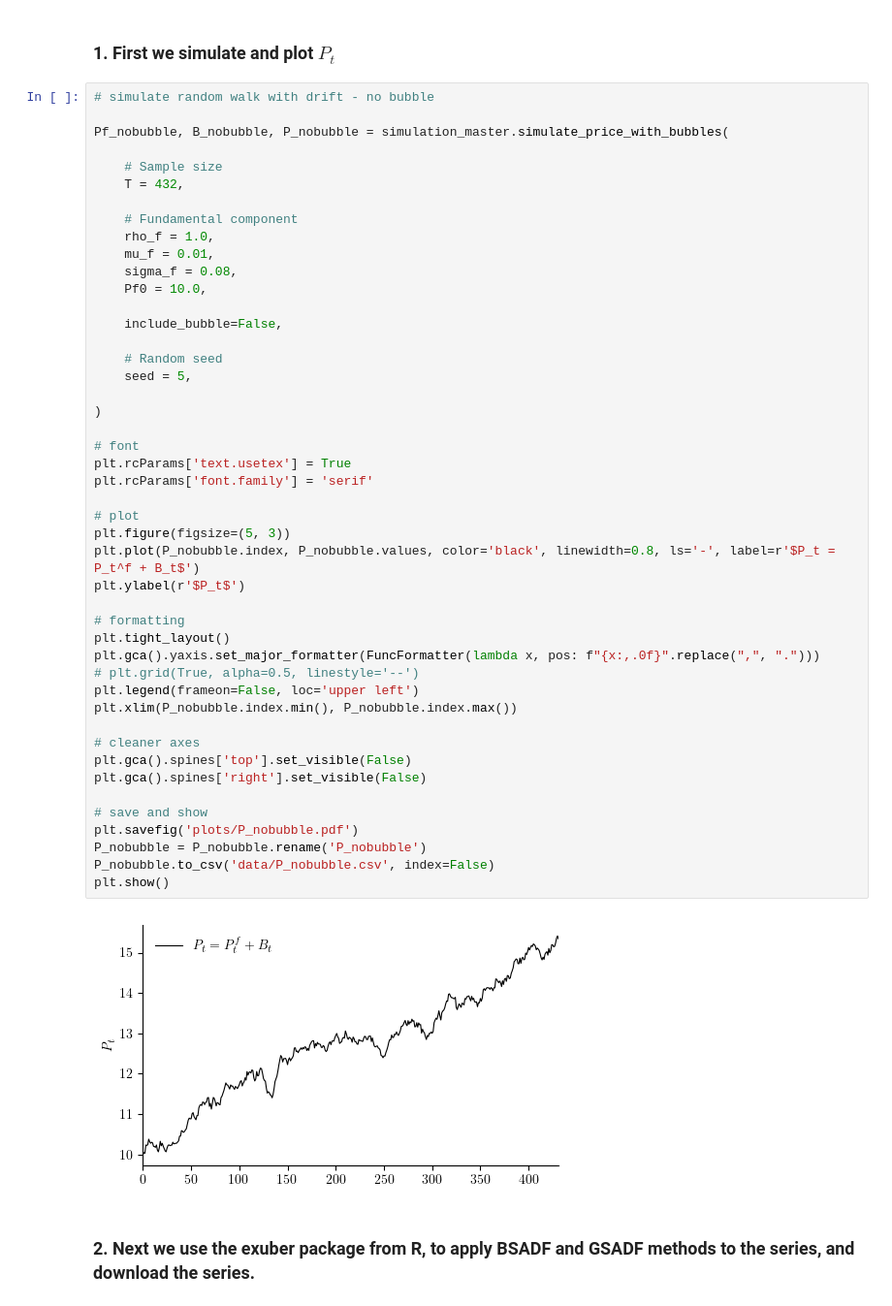
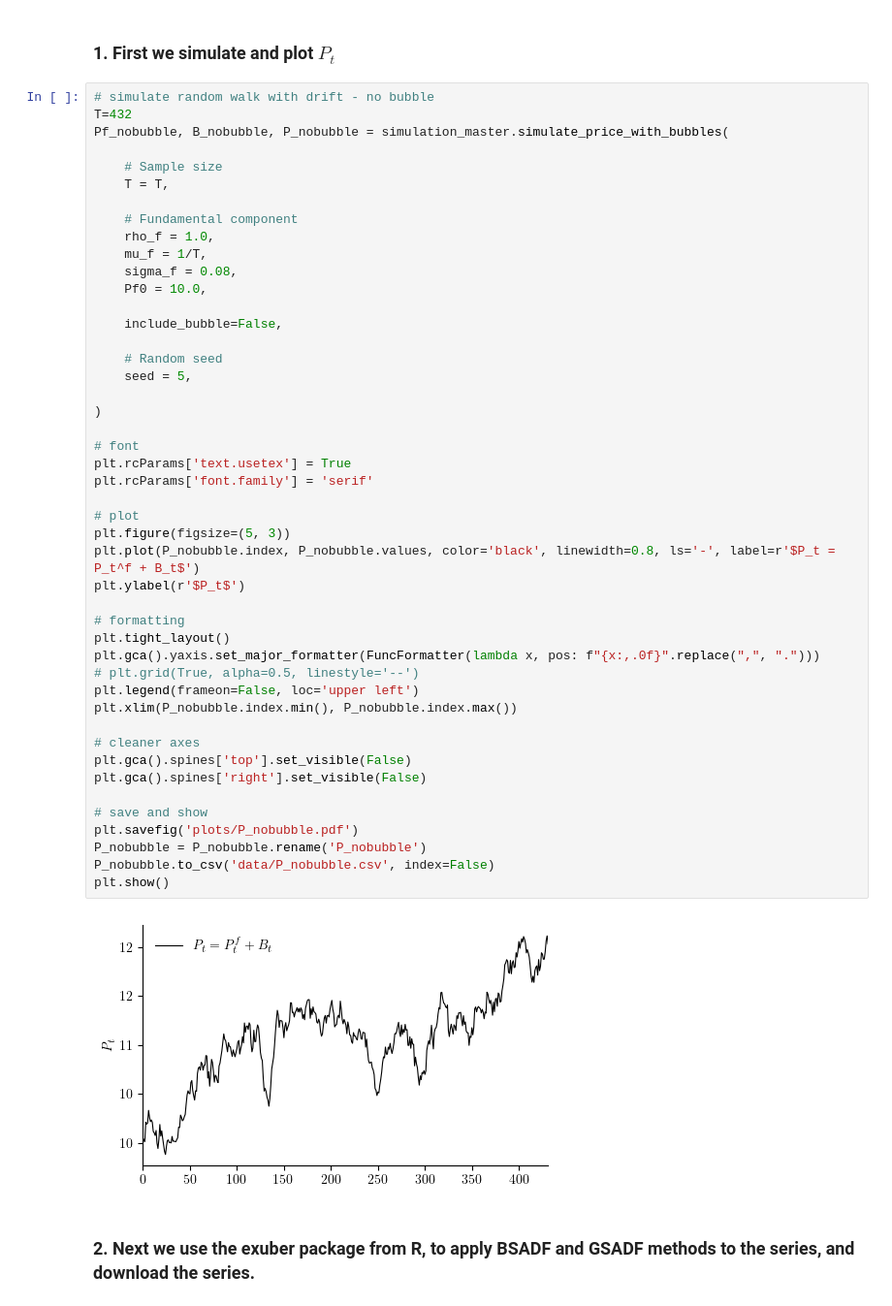
Before and after one commit to emilfriis/Bachelor, a Jupyter notebook: simulation/simulation_nobubble.ipynb, the cells around one changed output. Shown at 97% size. Saved outputs shown, nothing was run; the diff lists cells and outputs as text.

```diff
--- a/simulation/simulation_nobubble.ipynb
+++ b/simulation/simulation_nobubble.ipynb
@@ -38,15 +38,15 @@ importlib.reload(simulation_master)
 ### 1. First we simulate and plot $P_t$
 # %%
 # simulate random walk with drift - no bubble
-
+T=432
 Pf_nobubble, B_nobubble, P_nobubble = simulation_master.simulate_price_with_bubbles(
 
     # Sample size
-    T = 432,
+    T = T,
 
     # Fundamental component
     rho_f = 1.0,
-    mu_f = 0.01,
+    mu_f = 1/T,
     sigma_f = 0.08,
     Pf0 = 10.0,
 
@@ -56,34 +56,34 @@ Pf_nobubble, B_nobubble, P_nobubble = simulation_master.simulate_price_with_bubb
     seed = 5,
 
 )
 
 # font
 plt.rcParams['text.usetex'] = True
 plt.rcParams['font.family'] = 'serif'
 
 # plot
 plt.figure(figsize=(5, 3))
 plt.plot(P_nobubble.index, P_nobubble.values, color='black', linewidth=0.8, ls='-', label=r'$P_t = P_t^f + B_t$')
 plt.ylabel(r'$P_t$')
 
 # formatting
 plt.tight_layout()
 plt.gca().yaxis.set_major_formatter(FuncFormatter(lambda x, pos: f"{x:,.0f}".replace(",", ".")))
 # plt.grid(True, alpha=0.5, linestyle='--')
 plt.legend(frameon=False, loc='upper left')
 plt.xlim(P_nobubble.index.min(), P_nobubble.index.max())
 
 # cleaner axes
 plt.gca().spines['top'].set_visible(False)
 plt.gca().spines['right'].set_visible(False)
 
 # save and show
 plt.savefig('plots/P_nobubble.pdf')
 P_nobubble = P_nobubble.rename('P_nobubble')
 P_nobubble.to_csv('data/P_nobubble.csv', index=False)
 plt.show()
 # %% [output]
-[figure, old version]
+[figure, new version]
 # %% [markdown]
 ### 2. Next we use the exuber package from R, to apply BSADF and GSADF methods to the series, and download the series.
 # %%
```
Also changed, not shown: parts of 6 cells of this notebook, 38 other files.
